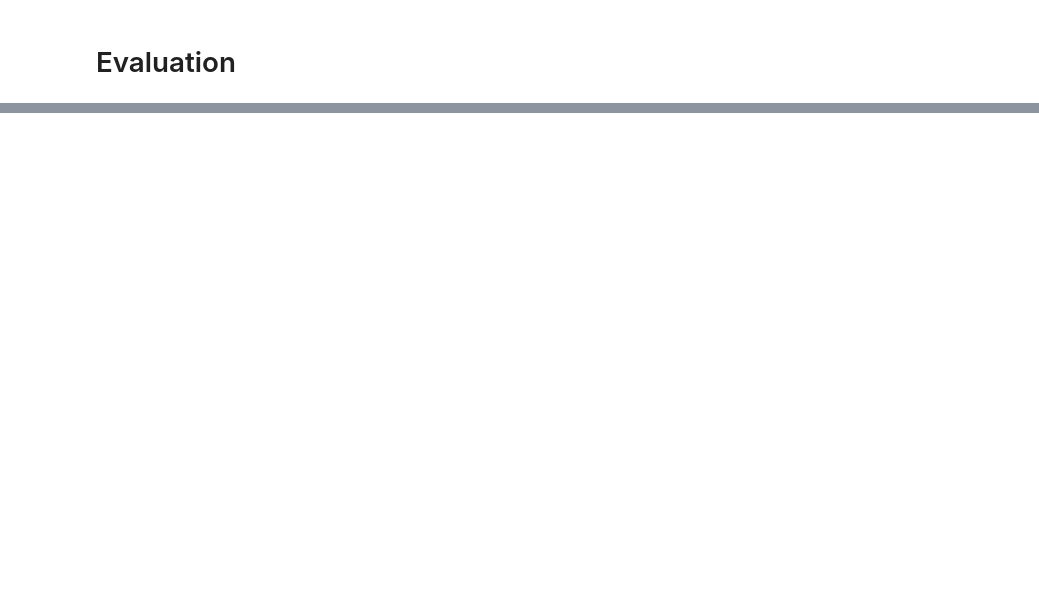
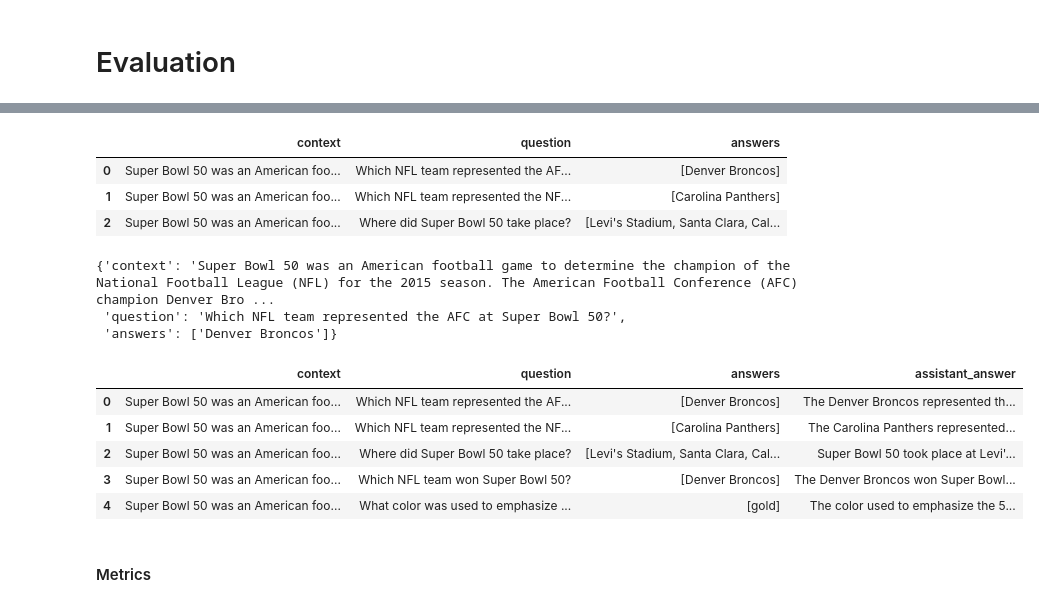
Before and after one commit to alessandrom10/OpenAssistant-Guanaco, a Jupyter notebook: guanaco.ipynb, the cells around one changed output, grey strips where cells are left out. Saved outputs shown, nothing was run; the diff lists cells and outputs as text; code cells hidden in the pictures; blank space fills up the shorter version.

```diff
--- a/guanaco.ipynb
+++ b/guanaco.ipynb
@@ -458,0 +1138,55 @@ plt.legend(title="Cluster")
+# %%
+df_sq["answers"][0]["text"] # ['Denver Broncos', 'Denver Broncos', 'Denver Broncos']
+df_sq["answers"] = df_sq["answers"].apply(lambda x: x["text"]) # ['Denver Broncos', 'Denver Broncos', 'Denver Broncos']
+df_sq['answers'] = df_sq['answers'].apply(lambda x: list(set(x))) # ['Denver Broncos']
+# %%
+df_sq.head(3)
+# %% [output]
+|  | context | question | answers |
+| 0 | Super Bowl 50 was an American foo... | Which NFL team represented the AF... | [Denver Broncos] |
+| 1 | Super Bowl 50 was an American foo... | Which NFL team represented the NF... | [Carolina Panthers] |
+| 2 | Super Bowl 50 was an American foo... | Where did Super Bowl 50 take place? | [Levi's Stadium, Santa Clara, Cal... |
+# %%
+# Dictionary with questions and answers where index is the key
+sq_dict = df_sq.to_dict(orient="index")
+sq_dict[0]
+# %% [output]
+{'context': 'Super Bowl 50 was an American football game to determine the champion of the National Football League (NFL) for the 2015 season. The American Football Conference (AFC) champion Denver Bro ...
+ 'question': 'Which NFL team represented the AFC at Super Bowl 50?',
+ 'answers': ['Denver Broncos']}
+# %%
+assistant_answers = []
+
+for index in range(len(sq_dict)):
+# for index in range(5):
+    messages = [
+        {
+            "role": "user",
+            "content": "Here is provided context for a question" + sq_dict[index]["question"],
+        },
+
+        {   "role": "user",
+            "content": sq_dict[index]["question"]
+        },
+
+        {
+            "role": "system",
+            "content": "Based on the context of the input, answer the question"
+        },
+    ]
+
+    response = chat_with_model(messages, model, tokenizer, terminators)
+    assistant_answers.append(response)
+# %%
+df_sq["assistant_answer"] = assistant_answers
+# %%
+df_sq.head()
+# %% [output]
+|  | context | question | answers | assistant_answer |
+| 0 | Super Bowl 50 was an American foo... | Which NFL team represented the AF... | [Denver Broncos] | The Denver Broncos represented th... |
+| 1 | Super Bowl 50 was an American foo... | Which NFL team represented the NF... | [Carolina Panthers] | The Carolina Panthers represented... |
+| 2 | Super Bowl 50 was an American foo... | Where did Super Bowl 50 take place? | [Levi's Stadium, Santa Clara, Cal... | Super Bowl 50 took place at Levi'... |
+| 3 | Super Bowl 50 was an American foo... | Which NFL team won Super Bowl 50? | [Denver Broncos] | The Denver Broncos won Super Bowl... |
+| 4 | Super Bowl 50 was an American foo... | What color was used to emphasize ... | [gold] | The color used to emphasize the 5... |
+# %% [markdown]
+#### Metrics
```
Also changed, not shown: parts of 60 cells of this notebook.
